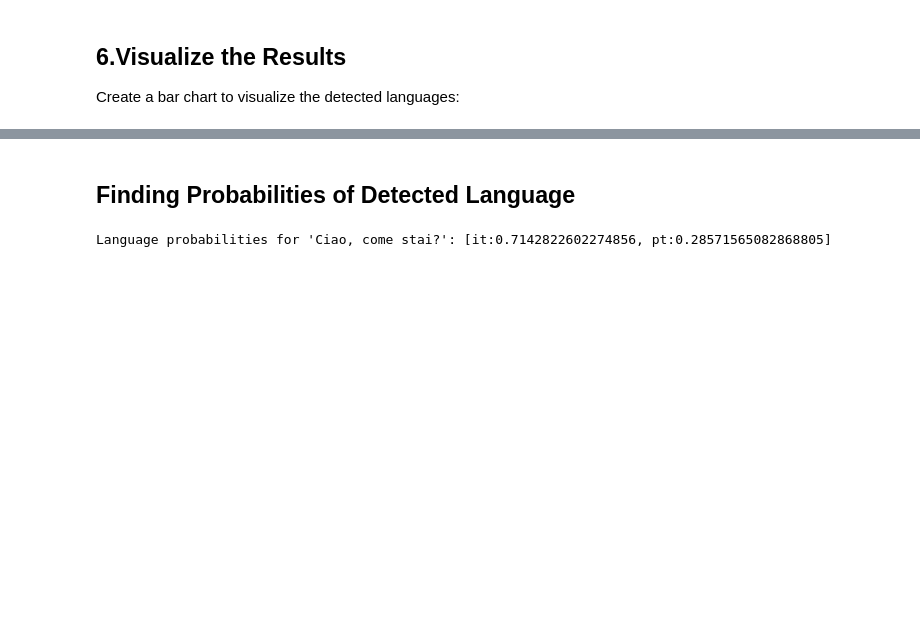
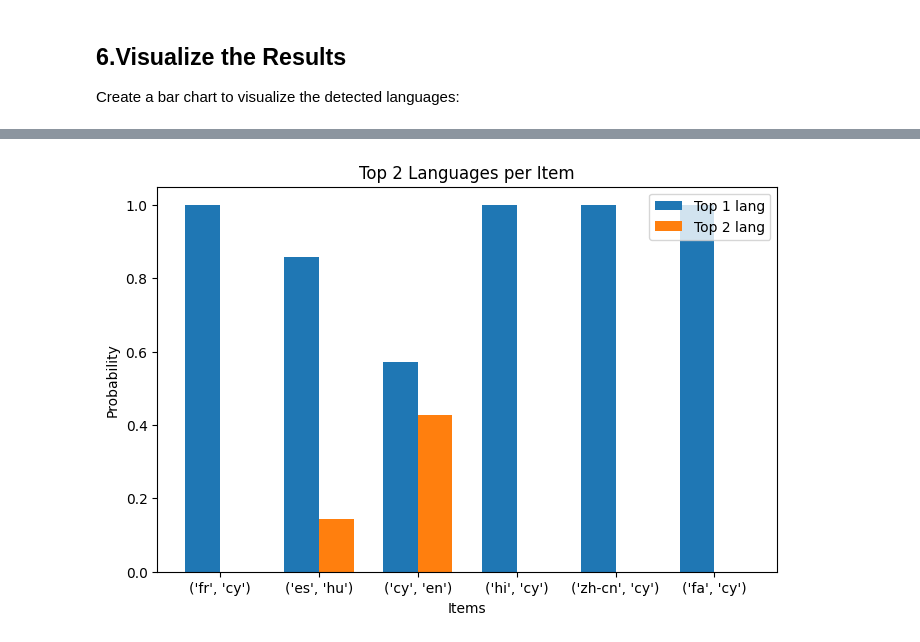
Before and after one commit to BDA-KTS/Language_Detection_Tutorial, a Jupyter notebook: Language-Detection-Tutorial.ipynb, the cells around one changed output, grey strips where cells are left out. Saved outputs shown, nothing was run; the diff lists cells and outputs as text; code cells hidden in the pictures; blank space fills up the shorter version.

```diff
--- a/Language-Detection-Tutorial.ipynb
+++ b/Language-Detection-Tutorial.ipynb
@@ -184,25 +197,56 @@ plt.show()
-# %% [markdown]
-## Finding Probabilities of Detected Language
-# %%
-from langdetect import detect_langs
-
-# Using langdetect's detect() directly
-example_text = "Ciao, come stai?"  # Italian
-
-# To Find probabilities for each possible language
-
-def detect_language_probabilities(text):
-    try:
-        # Returns a list of detected languages with probabilities
-        return detect_langs(text)
-    except LangDetectException:
-        return ["Unknown"]
-
-# Example usage:
-probs = detect_language_probabilities(example_text)
-print(f"Language probabilities for '{example_text}': {probs}")
-# %% [output]
-Language probabilities for 'Ciao, come stai?': [it:0.7142822602274856, pt:0.28571565082868805]
+# %%
+# Plot languages with their probabilities
+
+unique_langs = []
+
+for lang_with_prob in dict_lang_with_probs["Lang with Prob"]:
+    for item in lang_with_prob:
+        lang, prob = str(item).split(":")
+        if lang not in unique_langs:
+            unique_langs.append(lang)
+
+unique_langs.sort()
+
+results = []
+for lang_with_prob in dict_lang_with_probs["Lang with Prob"]:
+    tmp = {}
+    for item in lang_with_prob:
+        lang, prob = str(item).split(":")
+        tmp[lang] = float(prob)
+    for lang in unique_langs:
+        if lang not in tmp.keys():
+            tmp[lang] = 0.0
+    results.append(tmp)
+
+# Extract top 2 languages for each item
+top_langs = []
+top_probs = []
+
+for d in results:
+    sorted_items = sorted(d.items(), key=lambda x: x[1], reverse=True)[:2]
+    langs, probs = zip(*sorted_items)
+    top_langs.append(langs)
+    top_probs.append(probs)
+
+x = np.arange(len(results))  # positions for groups
+width = 0.35
+
+fig, ax = plt.subplots(figsize=(8, 5))
+
+for i in range(2):  # for top 2 languages
+    langs_i = [langs[i] for langs in top_langs]
+    probs_i = [probs[i] for probs in top_probs]
+    ax.bar(x + i*width, probs_i, width, label=f"Top {i+1} lang", tick_label=langs_i)
+
+ax.set_xlabel("Items")
+ax.set_ylabel("Probability")
+ax.set_title("Top 2 Languages per Item")
+ax.legend()
+
+plt.xticks(x + width / 2, top_langs)
+plt.show()
+# %% [output]
+[figure, added]
 # %% [markdown]
 ## Conclusion
 
```
Also changed, not shown: parts of 25 cells of this notebook, 6 other files.
